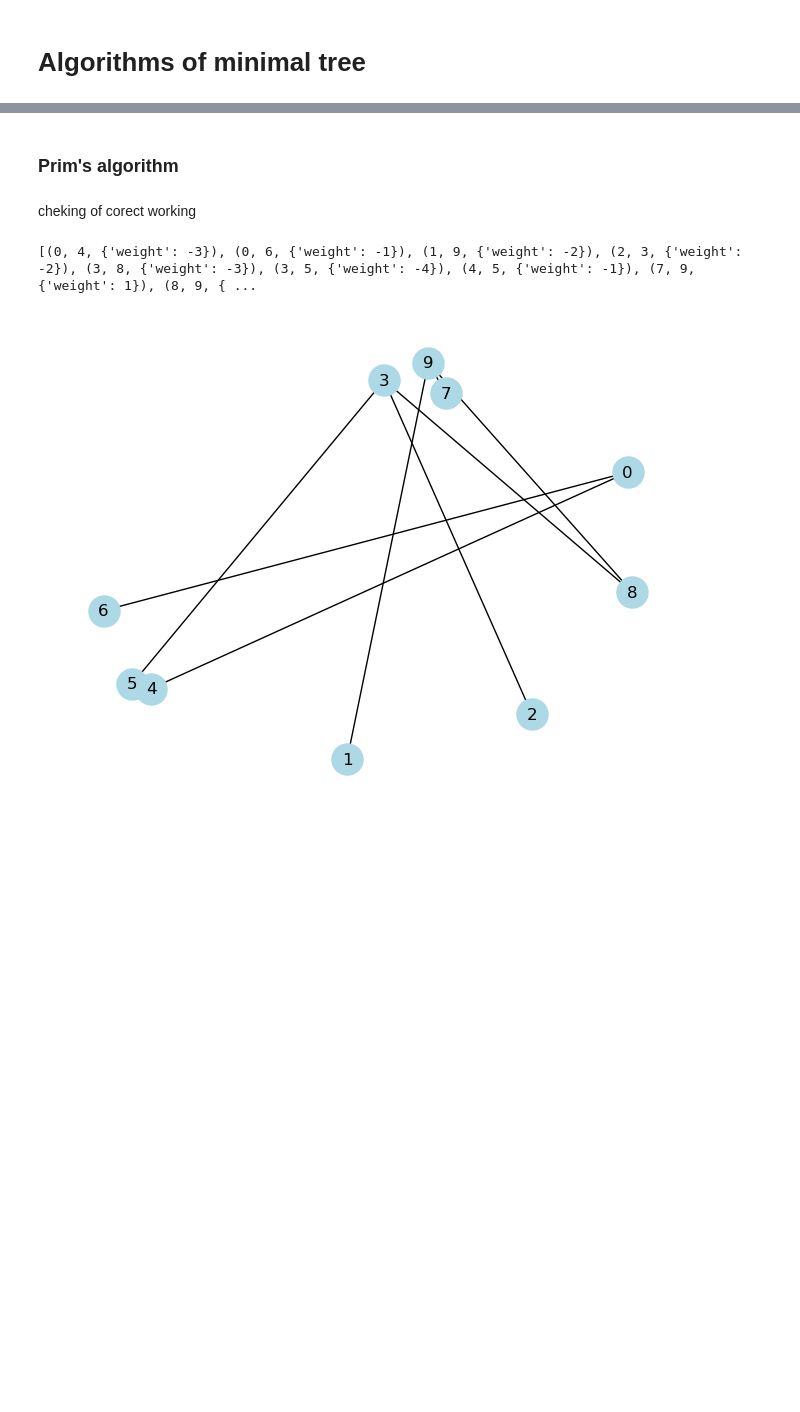
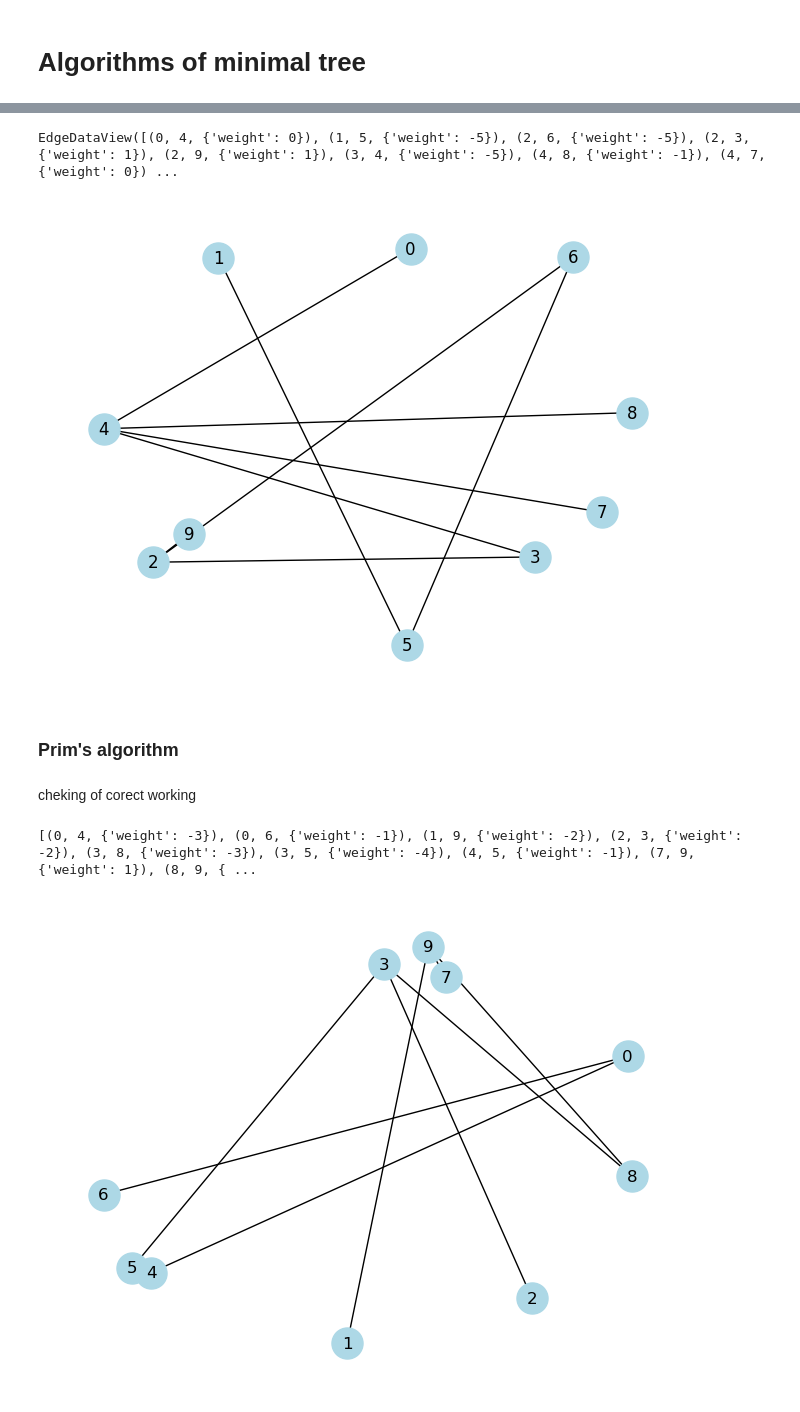
Before and after one commit to BohdanPavliuk/Lab_Discrete, a Jupyter notebook: task1/task_1.1/prime_&_kruskal.ipynb, the cells around one changed output, grey strips where cells are left out. Saved outputs shown, nothing was run; the diff lists cells and outputs as text; code cells hidden in the pictures; blank space fills up the shorter version.

```diff
--- a/task1/task_1.1/prime_&_kruskal.ipynb
+++ b/task1/task_1.1/prime_&_kruskal.ipynb
@@ -74,3 +89,44 @@ G = gnp_random_connected_graph(10, 0.6, False, True)
+# %%
+def kraskal_algorithm(G, draw: bool = False):
+  len_nodes = len(list(G.nodes()))
+  visited_nodes = []
+  sorted_edges = sorted(G.edges(data=True), key = lambda x: x[2]['weight'])
+  visited_nodes.append({sorted_edges[0][0], sorted_edges[0][1]})
+  edges = [sorted_edges.pop(0)]
+  while len(edges)  < len_nodes - 1:
+    for edge in sorted_edges:
+      if not (any(edge[0] in i for i in visited_nodes) or any(edge[1] in i for i in visited_nodes)):
+        edges.append(edge)
+        sorted_edges.remove(edge)
+        visited_nodes.append({edge[0], edge[1]})
+        break
+      elif any((edge[0] in i) ^ (edge[1] in i) for i in visited_nodes):
+        edges.append(edge)
+        sorted_edges.remove(edge)
+        for i in visited_nodes:
+          if edge[0] in i or edge[1] in i:
+            i.update({edge[0], edge[1]})
+            for j in visited_nodes:
+              if j!= i and (edge[0] in j or edge[1] in j):
+                i.update(j)
+                visited_nodes.remove(j)
+                break
+            break
+        break
+  new_G = nx.Graph()
+  new_G.add_nodes_from(G.nodes())
+  for edge in edges:
+    new_G.add_edge(edge[0], edge[1], weight=edge[2]['weight'])
+  if draw:
+    nx.draw(new_G, node_color='lightblue',
+                with_labels=True,
+                node_size=500)
+  return new_G
+new_G = kraskal_algorithm(G, True)
+new_G.edges(data=True)
+# %% [output]
+EdgeDataView([(0, 4, {'weight': 0}), (1, 5, {'weight': -5}), (2, 6, {'weight': -5}), (2, 3, {'weight': 1}), (2, 9, {'weight': 1}), (3, 4, {'weight': -5}), (4, 8, {'weight': -1}), (4, 7, {'weight': 0}) ...
+[figure, added]
 # %% [markdown]
 ### Prim's algorithm
 # %%
```
Also changed, not shown: parts of 8 cells of this notebook.
